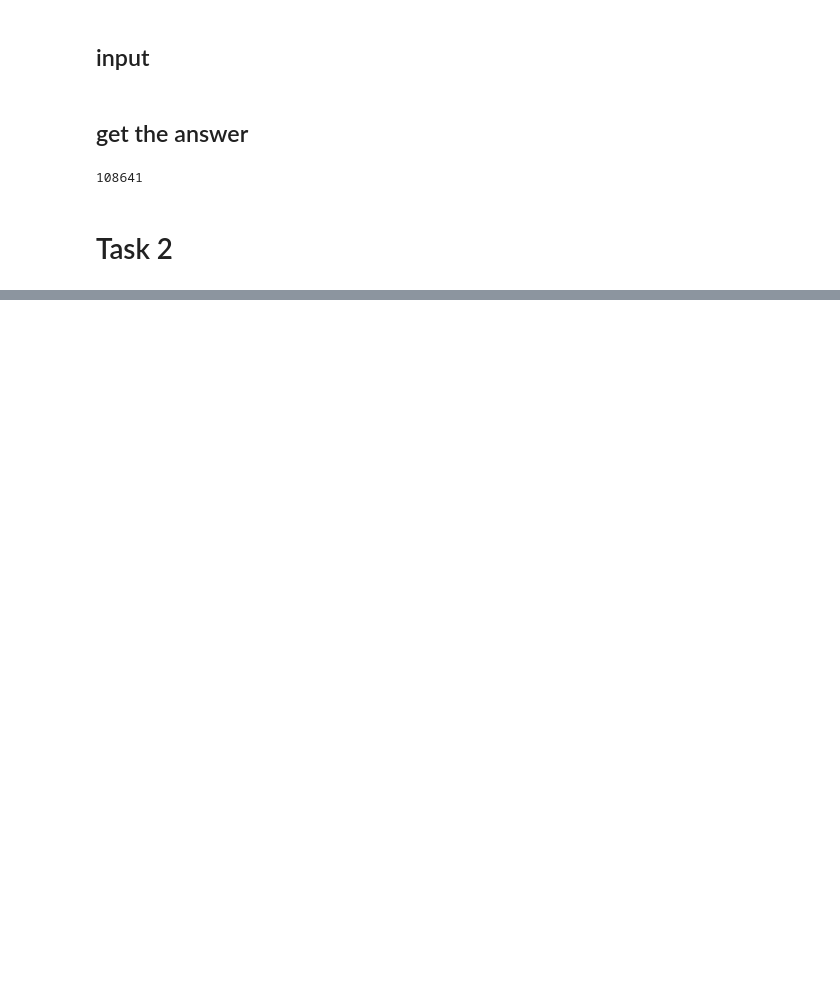
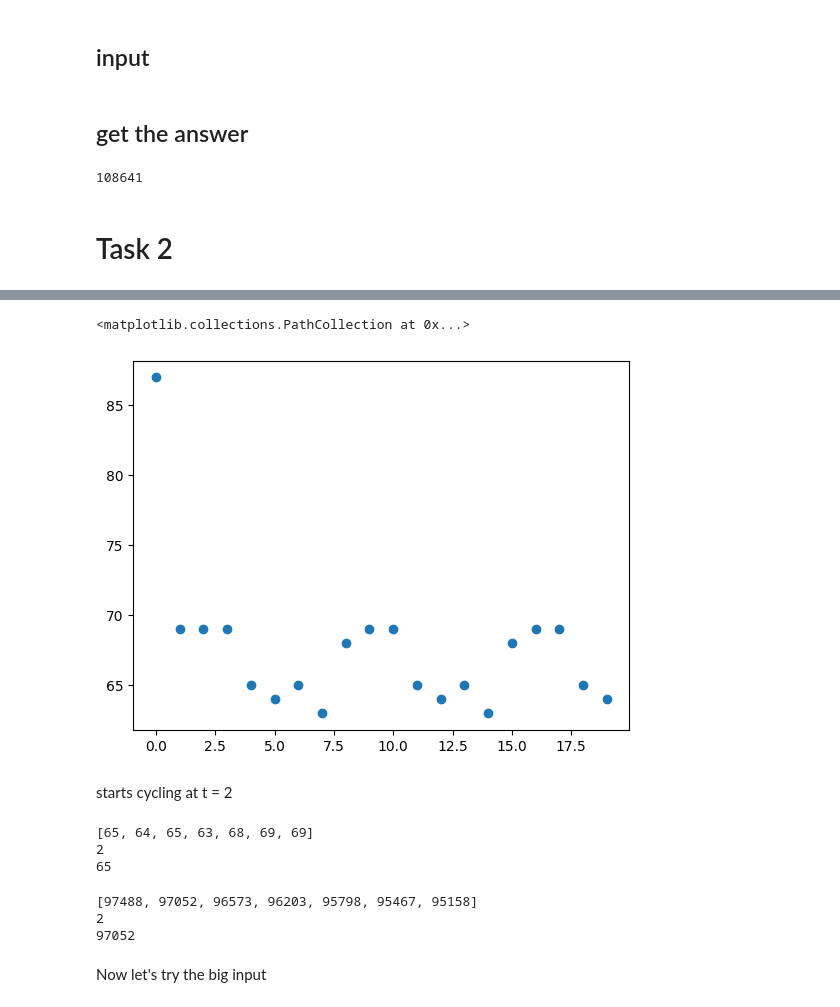
Before and after one commit to ihawryluk/advent-of-code-2023, a Jupyter notebook: AoC_14.ipynb, the cells around one changed output, grey strips where cells are left out. Saved outputs shown, nothing was run; the diff lists cells and outputs as text; code cells hidden in the pictures; blank space fills up the shorter version.

```diff
--- a/AoC_14.ipynb
+++ b/AoC_14.ipynb
@@ -360,0 +377,35 @@ def get_answer2(input,n):
+# %%
+plt.scatter(np.arange(0,20), loads_500[0:20])
+# %% [output]
+<matplotlib.collections.PathCollection at 0x...>
+[figure, added]
+# %% [markdown]
+starts cycling at t = 2
+# %%
+cycle = loads_500[4:(4+7)]
+print(cycle)
+n = 1000000000
+start = 4
+div = int((n-start) / 7)
+print(n - start - div * 7)
+print(cycle[n - start - div * 7])
+# %% [output]
+[65, 64, 65, 63, 68, 69, 69]
+2
+65
+# %%
+cycle = loads_500[4:(4+7)]
+print(cycle)
+n = 1000000000
+start = 4
+div = (n-start) % 7
+print(div)
+print(cycle[div-1])
+# print(n - start - div * 7)
+# print(cycle[n - start - div * 7])
+# %% [output]
+[97488, 97052, 96573, 96203, 95798, 95467, 95158]
+2
+97052
+# %% [markdown]
+Now let's try the big input
```
Also changed, not shown: parts of 17 cells of this notebook.
